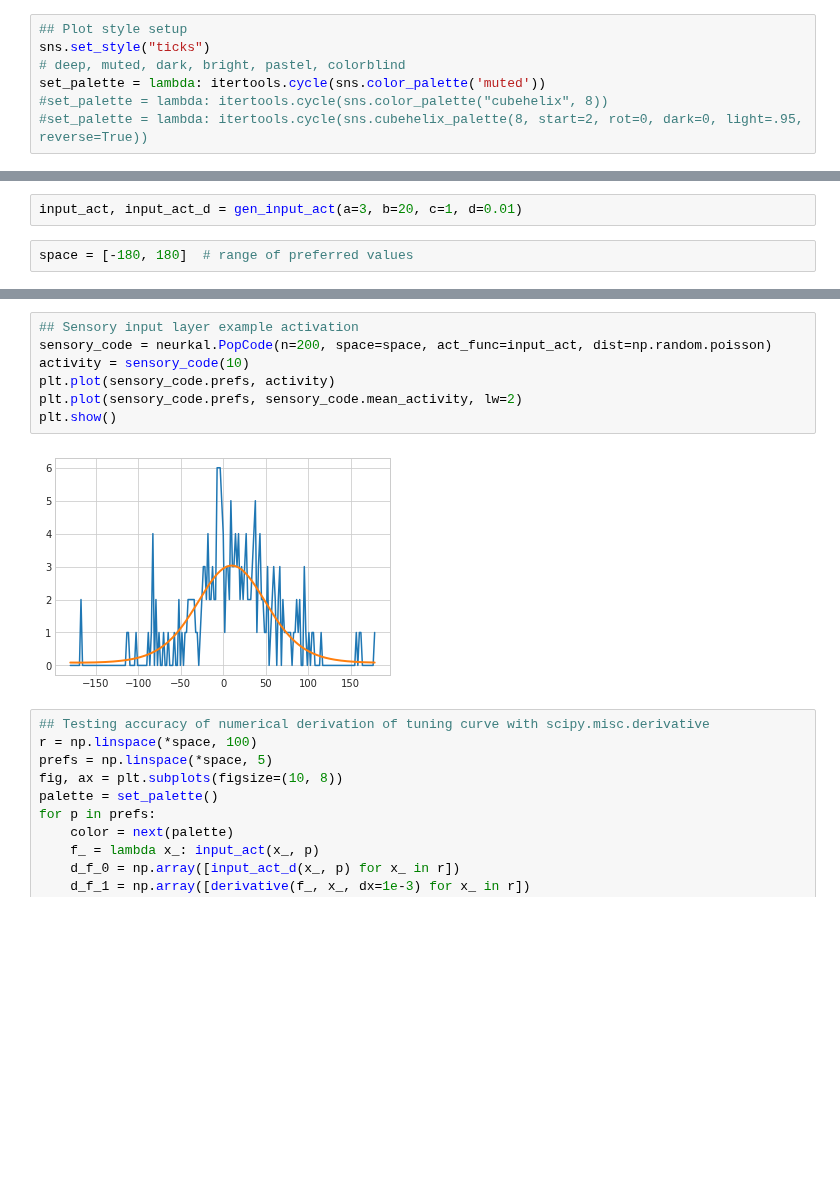
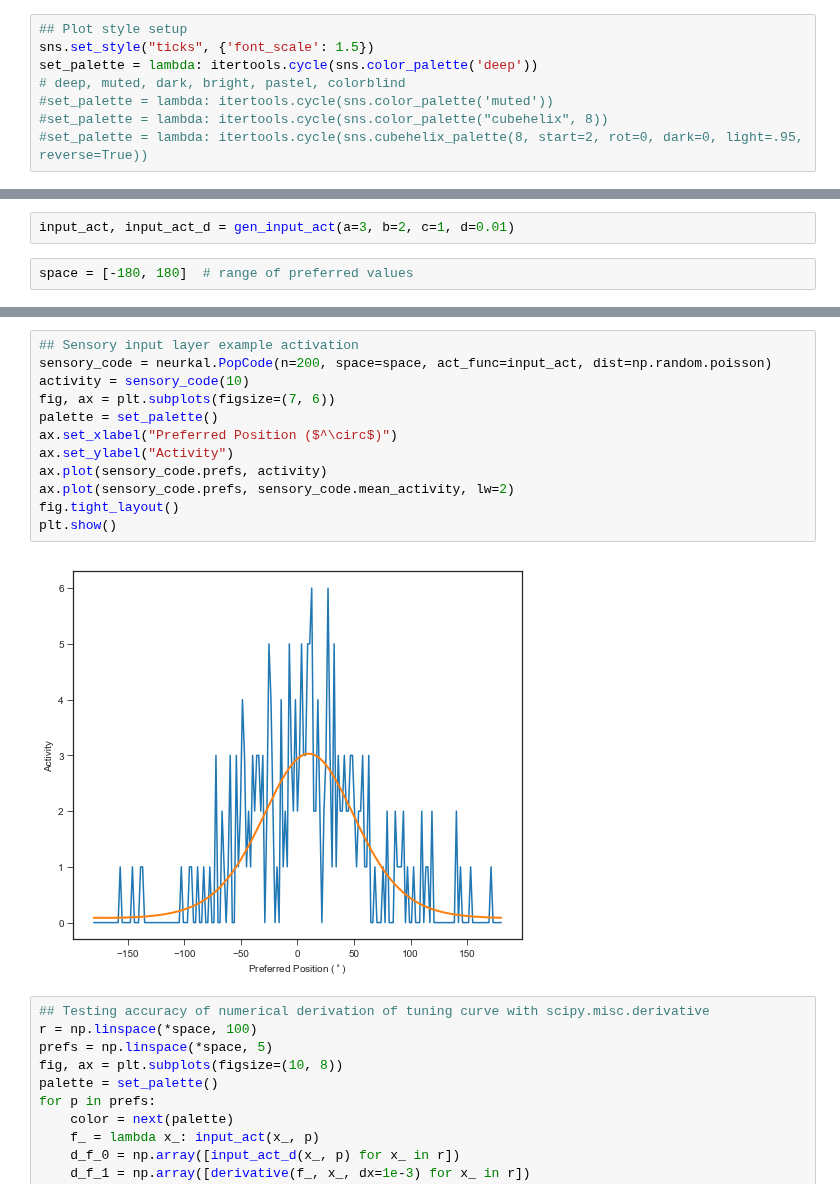
Before and after one commit to mlprt/neurkal, a Jupyter notebook: exploration.ipynb, the cells around one changed output, grey strips where cells are left out. Drawn from its saved outputs; the diff is of its cells as text; blank space fills up the shorter version.

```diff
--- a/exploration.ipynb
+++ b/exploration.ipynb
@@ -14,9 +11,10 @@ from scipy.misc import derivative
 import seaborn as sns
 # %%
 ## Plot style setup
-sns.set_style("ticks")
+sns.set_style("ticks", {'font_scale': 1.5})
+set_palette = lambda: itertools.cycle(sns.color_palette('deep'))
 # deep, muted, dark, bright, pastel, colorblind
-set_palette = lambda: itertools.cycle(sns.color_palette('muted'))
+#set_palette = lambda: itertools.cycle(sns.color_palette('muted'))
 #set_palette = lambda: itertools.cycle(sns.color_palette("cubehelix", 8))
 #set_palette = lambda: itertools.cycle(sns.cubehelix_palette(8, start=2, rot=0, dark=0, light=.95, reverse=True))
 # %%
@@ -32,7 +30,7 @@ def gen_input_act(a, b=2, c=1, d=0.01, v=0):
         return -a * b * np.sin(np.deg2rad(x - x_i)) * np.exp(b * (np.cos(np.deg2rad(x - x_i)) - c))
     return input_act, input_act_d
 # %%
-input_act, input_act_d = gen_input_act(a=3, b=20, c=1, d=0.01)
+input_act, input_act_d = gen_input_act(a=3, b=2, c=1, d=0.01)
 # %%
 space = [-180, 180]  # range of preferred values
 # %%
@@ -51,12 +49,17 @@ plt.show()
 # %%
 ## Sensory input layer example activation
 sensory_code = neurkal.PopCode(n=200, space=space, act_func=input_act, dist=np.random.poisson)
 activity = sensory_code(10)
-plt.plot(sensory_code.prefs, activity)
-plt.plot(sensory_code.prefs, sensory_code.mean_activity, lw=2)
+fig, ax = plt.subplots(figsize=(7, 6))
+palette = set_palette()
+ax.set_xlabel("Preferred Position ($^\circ$)")
+ax.set_ylabel("Activity")
+ax.plot(sensory_code.prefs, activity)
+ax.plot(sensory_code.prefs, sensory_code.mean_activity, lw=2)
+fig.tight_layout()
 plt.show()
 # %% [output]
-[figure, old version]
+[figure, new version]
 # %%
 ## Testing accuracy of numerical derivation of tuning curve with scipy.misc.derivative
 r = np.linspace(*space, 100)
```
Also changed, not shown: parts of 3 cells of this notebook, 4 other files.
